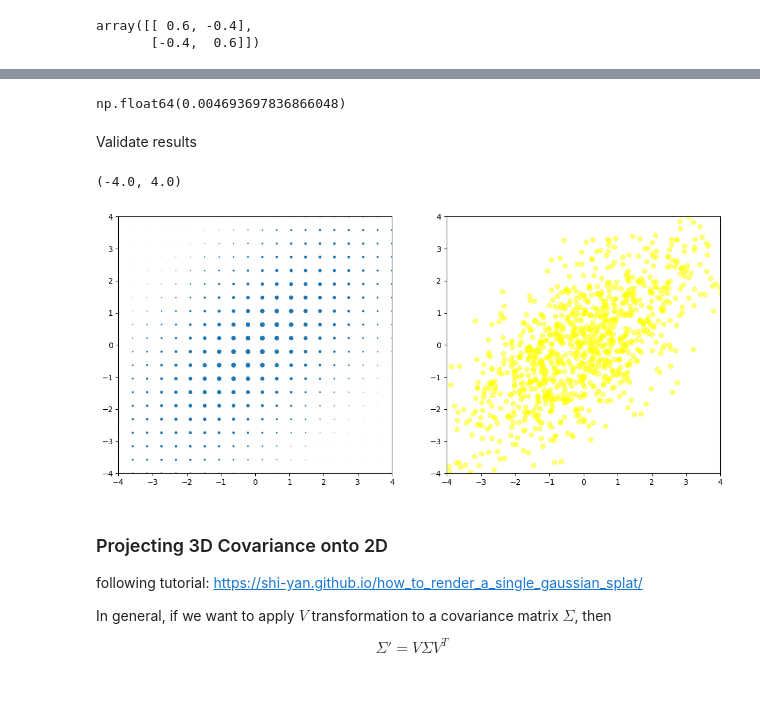
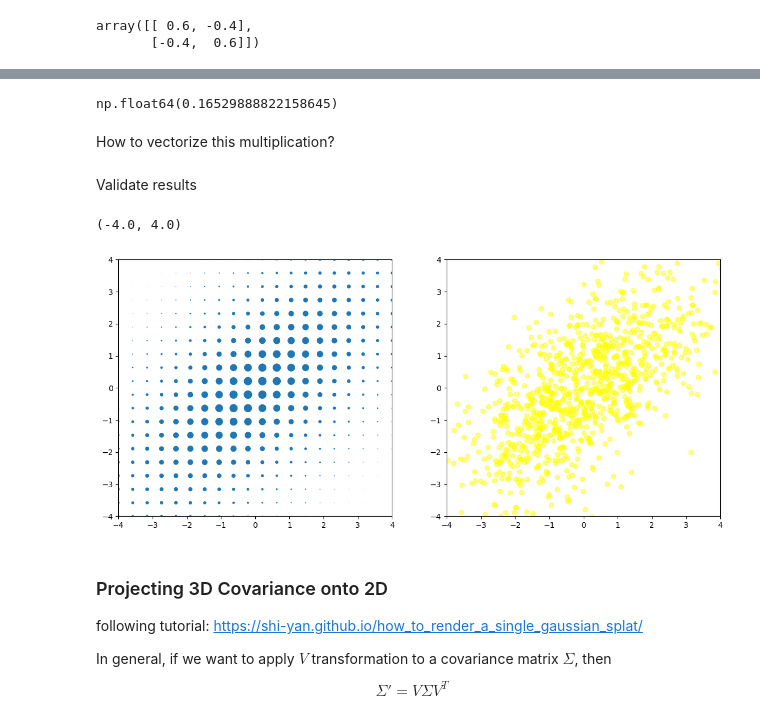
Before and after one commit to farqlia/UrbanViewsModeling, a Jupyter notebook: notebooks/Gaussian.ipynb, the cells around one changed output, grey strips where cells are left out. Saved outputs shown, nothing was run; the diff lists cells and outputs as text; code cells hidden in the pictures; blank space fills up the shorter version.

```diff
--- a/notebooks/Gaussian.ipynb
+++ b/notebooks/Gaussian.ipynb
@@ -134,9 +141,6 @@ array([[ 0.6, -0.4],
 # %%
 def gaussian_weight_2d(x, mu, cov):
-    inv = inverse_cov_2d(cov)
-    det = cov[0, 0] * cov[1, 1] - cov[0, 1] * cov[1, 0]
-    pdf = 1 / ((2 * np.pi) ** 1.5 * np.sqrt(det)) * np.exp(-1/2 * (x - mu).T @ inv @ (x - mu))
-    return pdf
+    return np.exp(-1/2 * (x - mu).T @ inverse_cov_2d(cov) @ (x - mu))
 # %%
 mean = np.array([0, 0])
 cov = np.array([[3, 2], [2, 3]])
@@ -144,12 +148,14 @@ x = np.array([3, 3])
 # %%
 gaussian_weight_2d(x, mean, cov)
 # %% [output]
-np.float64(0.004693697836866048)
+np.float64(0.16529888822158645)
 # %%
 x = np.linspace(-4, 4, 20)
 y = np.linspace(-4, 4, 20)
 X, Y = np.meshgrid(x, y)
 arr = np.vstack((X.ravel(), Y.ravel())).T
+# %% [markdown]
+How to vectorize this multiplication?
 # %%
 weights = np.array([gaussian_weight_2d(x, mean, cov) for x in arr])
 # %% [markdown]
@@ -157,17 +163,17 @@ Validate results
 # %%
 plt.figure(figsize=(14, 6))
 plt.subplot(1, 2, 1)
-plt.scatter(arr[:, 0], arr[:, 1], s=weights * 1000)
+plt.scatter(arr[:, 0], arr[:, 1], s=weights * 100)
 plt.xlim(-4, 4)
 plt.ylim(-4, 4)
 data = np.random.multivariate_normal(mean=mean, cov=cov, size=1000)
 plt.subplot(1, 2, 2)
 plt.scatter(data[:, 0], data[:, 1], alpha=0.5, color='yellow')
 plt.xlim(-4, 4)
 plt.ylim(-4, 4)
 # %% [output]
 (-4.0, 4.0)
-[figure, old version]
+[figure, new version]
 # %% [markdown]
 ### Projecting 3D Covariance onto 2D
 
```
Also changed, not shown: parts of 15 cells of this notebook, 1 other file.
